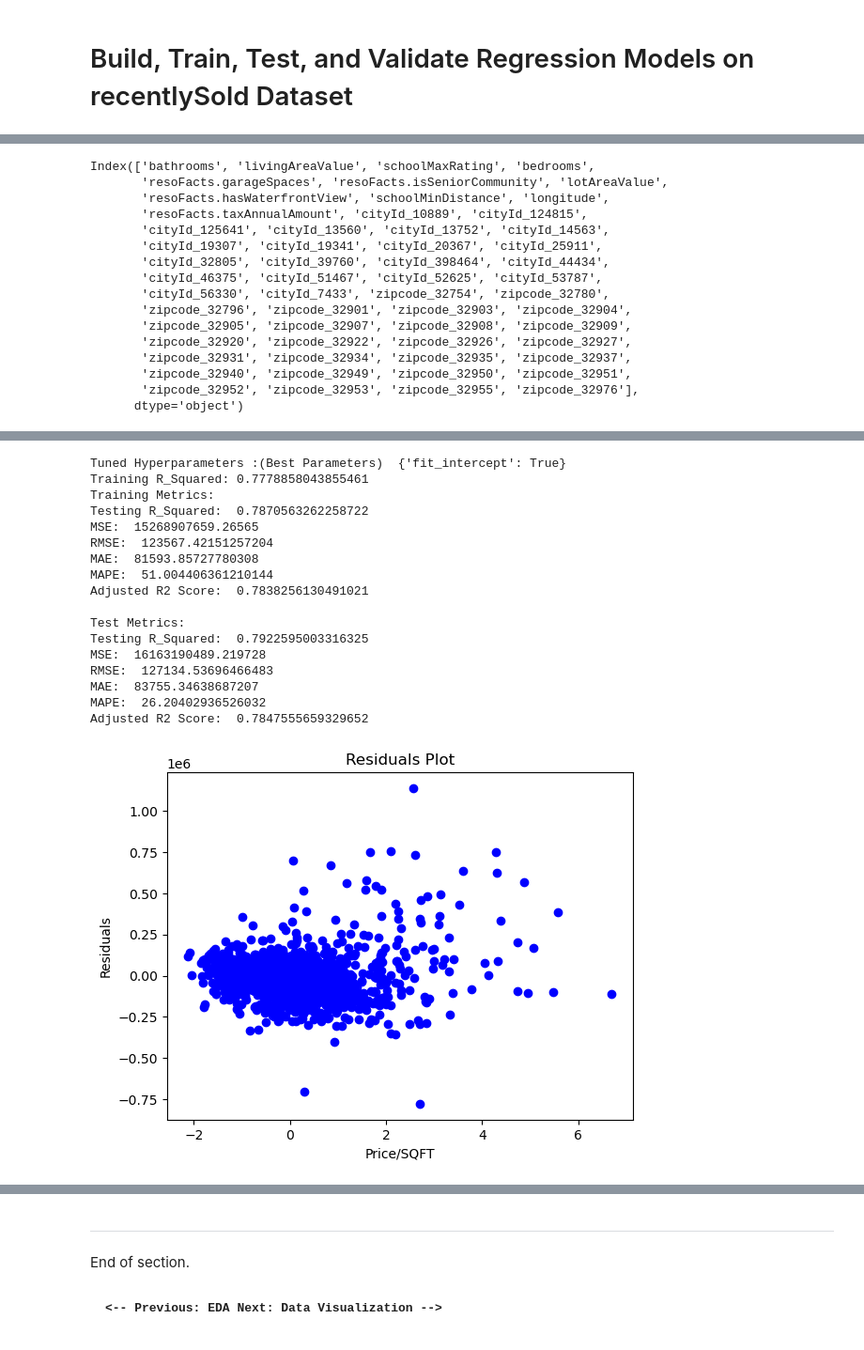
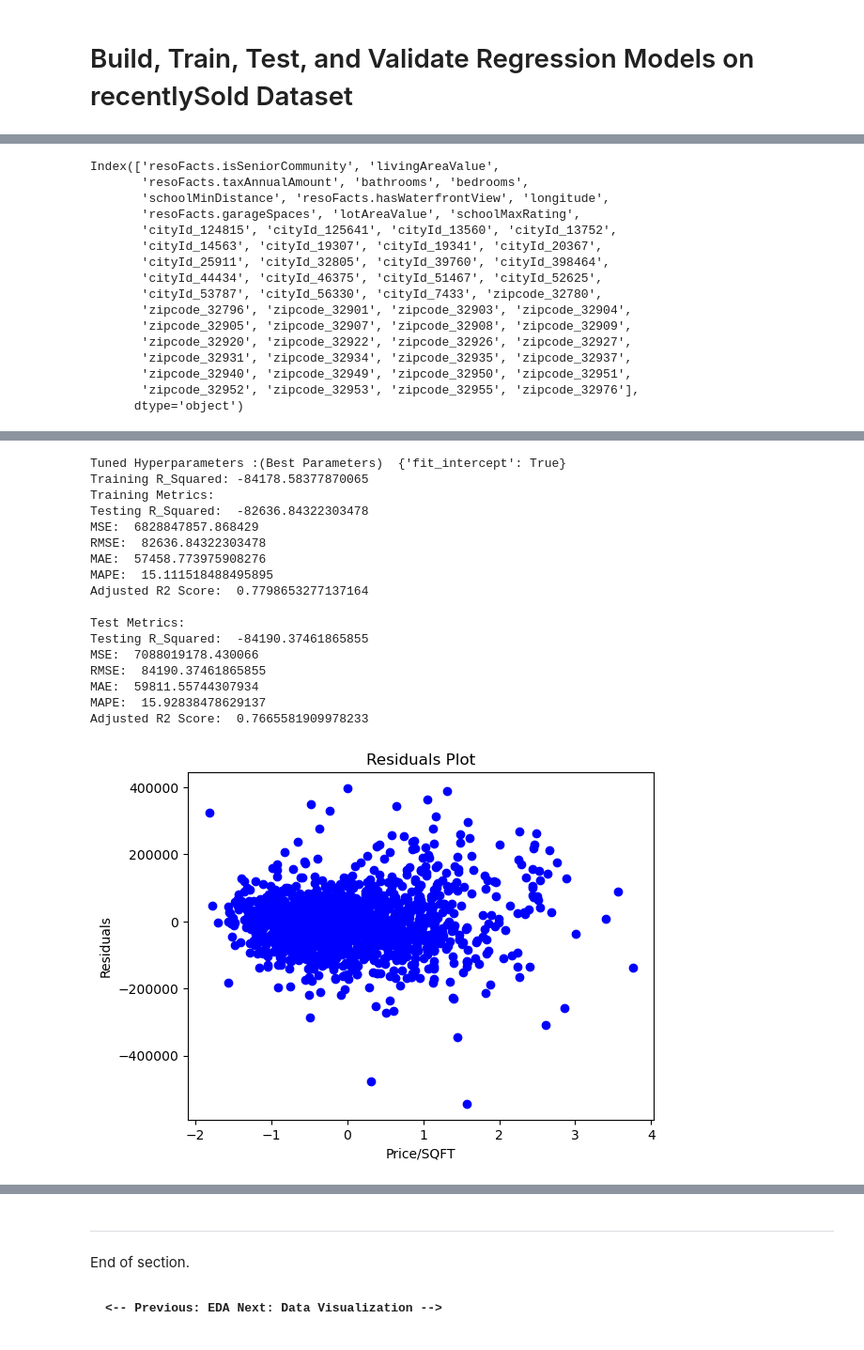
Before and after one commit to Jonathan-Tiede/RealEstate_Recommender, a Jupyter notebook: dataPrediction.ipynb, the cells around one changed output, grey strips where cells are left out. Shown at 94% size. Drawn from its saved outputs; the diff is of its cells as text; code cells hidden in the pictures.

```diff
--- a/dataPrediction.ipynb
+++ b/dataPrediction.ipynb
@@ -152,8 +152,8 @@ removeOutliers = False # If true, outliers will be removed.
 Read in csv files.
 '''
 
-df_forSale = pd.read_csv('cleaned_forSale_data2.csv', index_col=0)
-df_recentlySold = pd.read_csv('cleaned_recentlySold_data2.csv', index_col=0)
+df_forSale = pd.read_csv('cleaned_forSale_data.csv', index_col=0)
+df_recentlySold = pd.read_csv('cleaned_recentlySold_data.csv', index_col=0)
 
 df_recentlySold.drop(columns=['dateSold'], inplace=True)
 
@@ -283,8 +282,8 @@ score = silhouette_score(KM_forSale[selected_variables], forSaleLabels)
 print(f'Silhouette score on forSale Data: {score}')
 
 
-df_forSale.insert(3, 'KMeans', forSaleLabels, True)
-df_recentlySold.insert(3, 'KMeans', recentlySoldLabels, True)
+# df_forSale.insert(25, 'KMeans', forSaleLabels, True)
+# df_recentlySold.insert(25, 'KMeans', recentlySoldLabels, True)
 
 '''
 Plotting Below
@@ -434,6 +434,9 @@ Index(['bathrooms', 'livingAreaValue', 'schoolMaxRating', 'bedrooms',
       dtype='object')
 # %%
-# X_train, X_test, y_train, y_test = train_test_split(X_recentlySold, y_recentlySold, test_size=0.2, random_state=minKS_tts(X_recentlySold, y_recentlySold, 0.2))
+'''
+Split and scale the data.
+'''
+
 X_train, X_test, y_train, y_test = train_test_split(X_recentlySold, y_recentlySold, test_size=0.3, random_state=42)
 
 # Feature Scaling
@@ -442,22 +445,22 @@ X_train, X_test, y_train, y_test = train_test_split(X_recentlySold, y_recentlySo
 - GET RID OF ZIPCODE AND REPLACE WITH VALUES SUCH AS POPULATION, AVERAGE INCOME, AVERAGE FAMILY SIZE, ETC.
 '''
 
-scaler = StandardScaler()
-X_train.iloc[:,0:12] = scaler.fit_transform(X_train.iloc[:,0:12]) # Make sure no dummy features are present here.
-X_test.iloc[:,0:12] = scaler.transform(X_test.iloc[:,0:12])
-X_forSale.iloc[:,0:12] = scaler.transform(X_forSale.iloc[:,0:12])
+scaler = RobustScaler()
+X_train.iloc[:,0:11] = scaler.fit_transform(X_train.iloc[:,0:11]) # Make sure no dummy features are present here.
+X_test.iloc[:,0:11] = scaler.transform(X_test.iloc[:,0:11])
+X_forSale.iloc[:,0:11] = scaler.transform(X_forSale.iloc[:,0:11])
 # %%
 X_test.columns
 # %% [output]
-Index(['bathrooms', 'livingAreaValue', 'schoolMaxRating', 'bedrooms',
-       'resoFacts.garageSpaces', 'resoFacts.isSeniorCommunity', 'lotAreaValue',
-       'resoFacts.hasWaterfrontView', 'schoolMinDistance', 'longitude',
-       'resoFacts.taxAnnualAmount', 'cityId_10889', 'cityId_124815',
-       'cityId_125641', 'cityId_13560', 'cityId_13752', 'cityId_14563',
-       'cityId_19307', 'cityId_19341', 'cityId_20367', 'cityId_25911',
-       'cityId_32805', 'cityId_39760', 'cityId_398464', 'cityId_44434',
-       'cityId_46375', 'cityId_51467', 'cityId_52625', 'cityId_53787',
-       'cityId_56330', 'cityId_7433', 'zipcode_32754', 'zipcode_32780',
+Index(['resoFacts.isSeniorCommunity', 'livingAreaValue',
+       'resoFacts.taxAnnualAmount', 'bathrooms', 'bedrooms',
+       'schoolMinDistance', 'resoFacts.hasWaterfrontView', 'longitude',
+       'resoFacts.garageSpaces', 'lotAreaValue', 'schoolMaxRating',
+       'cityId_124815', 'cityId_125641', 'cityId_13560', 'cityId_13752',
+       'cityId_14563', 'cityId_19307', 'cityId_19341', 'cityId_20367',
+       'cityId_25911', 'cityId_32805', 'cityId_39760', 'cityId_398464',
+       'cityId_44434', 'cityId_46375', 'cityId_51467', 'cityId_52625',
+       'cityId_53787', 'cityId_56330', 'cityId_7433', 'zipcode_32780',
        'zipcode_32796', 'zipcode_32901', 'zipcode_32903', 'zipcode_32904',
        'zipcode_32905', 'zipcode_32907', 'zipcode_32908', 'zipcode_32909',
        'zipcode_32920', 'zipcode_32922', 'zipcode_32926', 'zipcode_32927',
@@ -475,7 +478,8 @@ MODEL.append('Linear Regression')
 # Build, train, and test the model
 parameters = {'fit_intercept':[True, False]}
 lr = LinearRegression()
-linReg = GridSearchCV(estimator=lr, param_grid=parameters, cv=10)
+rkf = RepeatedKFold(n_splits=10, n_repeats=10, random_state=42)
+linReg = GridSearchCV(estimator=lr, param_grid=parameters, cv=rkf, scoring='neg_root_mean_squared_error')
 linReg.fit(X_train, y_train)
 y_pred = linReg.predict(X_test)
 
@@ -566,18 +570,18 @@ del residuals
 Tuned Hyperparameters :(Best Parameters)  {'fit_intercept': True}
-Training R_Squared: 0.7778858043855461
+Training R_Squared: -84178.58377870065
 Training Metrics:
-Testing R_Squared:  0.7870563262258722
-MSE:  15268907659.26565
-RMSE:  123567.42151257204
-MAE:  81593.85727780308
-MAPE:  51.004406361210144
-Adjusted R2 Score:  0.7838256130491021
+Testing R_Squared:  -82636.84322303478
+MSE:  6828847857.868429
+RMSE:  82636.84322303478
+MAE:  57458.773975908276
+MAPE:  15.111518488495895
+Adjusted R2 Score:  0.7798653277137164
 
 Test Metrics:
-Testing R_Squared:  0.7922595003316325
-MSE:  16163190489.219728
-RMSE:  127134.53696466483
-MAE:  83755.34638687207
-MAPE:  26.20402936526032
-Adjusted R2 Score:  0.7847555659329652
+Testing R_Squared:  -84190.37461865855
+MSE:  7088019178.430066
+RMSE:  84190.37461865855
+MAE:  59811.55744307934
+MAPE:  15.92838478629137
+Adjusted R2 Score:  0.7665581909978233
-[figure, old version]
+[figure, new version]
```
Also changed, not shown: parts of 14 cells of this notebook, 2 other files.
